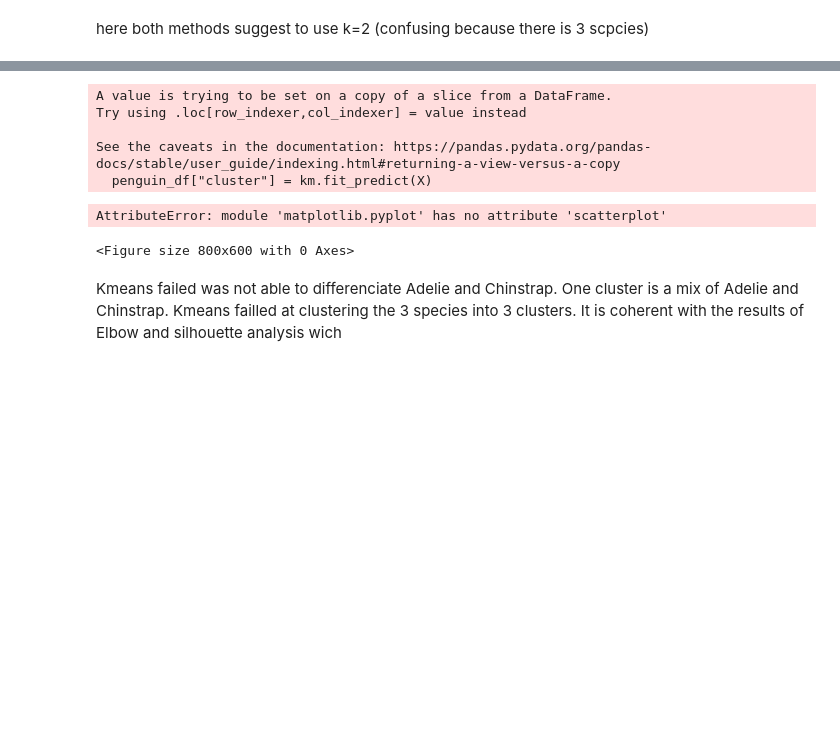
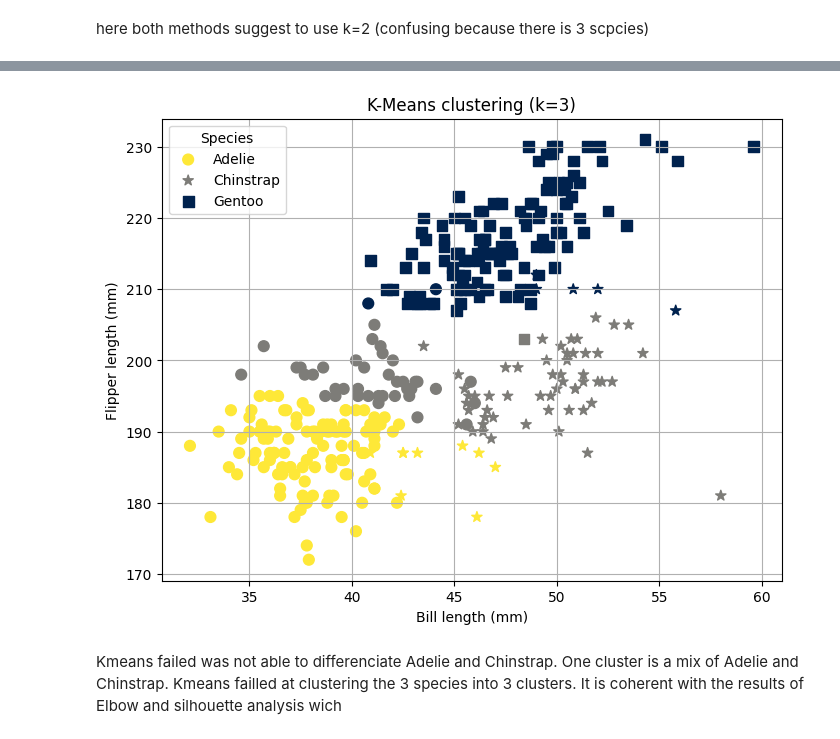
Before and after one commit to fiona-crdt/2026_Intro_Python, a Jupyter notebook: FEEDBACK_FionaCardot_1_8_ex4.ipynb, the cells around one changed output, grey strips where cells are left out. Saved outputs shown, nothing was run; the diff lists cells and outputs as text; code cells hidden in the pictures; blank space fills up the shorter version.

```diff
--- a/FEEDBACK_FionaCardot_1_8_ex4.ipynb
+++ b/FEEDBACK_FionaCardot_1_8_ex4.ipynb
@@ -223,38 +223,70 @@ In a comment: which species does k-means recover, and which two does it confuse?
 # %%
 # Q4: k = 3, then the scatter coloured by cluster and shaped by species
 
 import matplotlib.pyplot as plt
 import seaborn as sns
 from sklearn.cluster import KMeans
 
-# train the KMeans model
+# train the KMeans model with 3 clusters
 km = KMeans(n_clusters=3, random_state=0, n_init=10)
-penguin_df["cluster"] = km.fit_predict(X)
+penguin_df.loc[:, "cluster"] = km.fit_predict(X)
 
+# plot
 plt.figure(figsize=(8, 6))
-sns.scatterplot(
-    data=penguin_df,
+
+# 1st call: Adelie (marker: 'o')
+subset_adelie = penguin_df[penguin_df["species"] == "Adelie"]
+plt.scatter(
+    data=subset_adelie,
     x="bill_length_mm",
     y="flipper_length_mm",
-    hue="cluster",
-    style="species",
-    palette="cividis",
-    hue_norm=(0, 2),
-    s=60
+    c=subset_adelie["cluster"],
+    cmap="cividis",
+    vmin=0,
+    vmax=2,
+    marker="o",
+    s=60,
+    label="Adelie"
 )
+
+# 2nd call: Chinstrap (marker: '*')
+subset_chinstrap = penguin_df[penguin_df["species"] == "Chinstrap"]
+plt.scatter(
+    data=subset_chinstrap,
+    x="bill_length_mm",
+    y="flipper_length_mm",
+    c=subset_chinstrap["cluster"],
+    cmap="cividis",
+    vmin=0,
+    vmax=2,
+    marker="*",
+    s=60,
+    label="Chinstrap"
+)
+
+# 3rd call: Gentoo (marker: 's')
+subset_gentoo = penguin_df[penguin_df["species"] == "Gentoo"]
+plt.scatter(
+    data=subset_gentoo,
+    x="bill_length_mm",
+    y="flipper_length_mm",
+    c=subset_gentoo["cluster"],
+    cmap="cividis",
+    vmin=0,
+    vmax=2,
+    marker="s",
+    s=60,
+    label="Gentoo"
+)
+
 plt.xlabel("Bill length (mm)")
 plt.ylabel("Flipper length (mm)")
 plt.title("K-Means clustering (k=3)")
-plt.legend()
+plt.legend(title="Species")
+plt.grid()
 plt.show()
 # %% [output]
-A value is trying to be set on a copy of a slice from a DataFrame.
-Try using .loc[row_indexer,col_indexer] = value instead
-
-See the caveats in the documentation: https://pandas.pydata.org/pandas-docs/stable/user_guide/indexing.html#returning-a-view-versus-a-copy
-  penguin_df["cluster"] = km.fit_predict(X)
-AttributeError: module 'matplotlib.pyplot' has no attribute 'scatterplot'
-<Figure size 800x600 with 0 Axes>
+[figure, added]
 # %% [markdown]
 Kmeans failed was not able to differenciate Adelie and Chinstrap. One cluster is a mix of Adelie and Chinstrap. Kmeans failled at clustering the 3 species into 3 clusters. It is coherent with the results of Elbow and silhouette analysis wich
 # %% [markdown]
```
Also changed, not shown: parts of 3 cells of this notebook.
